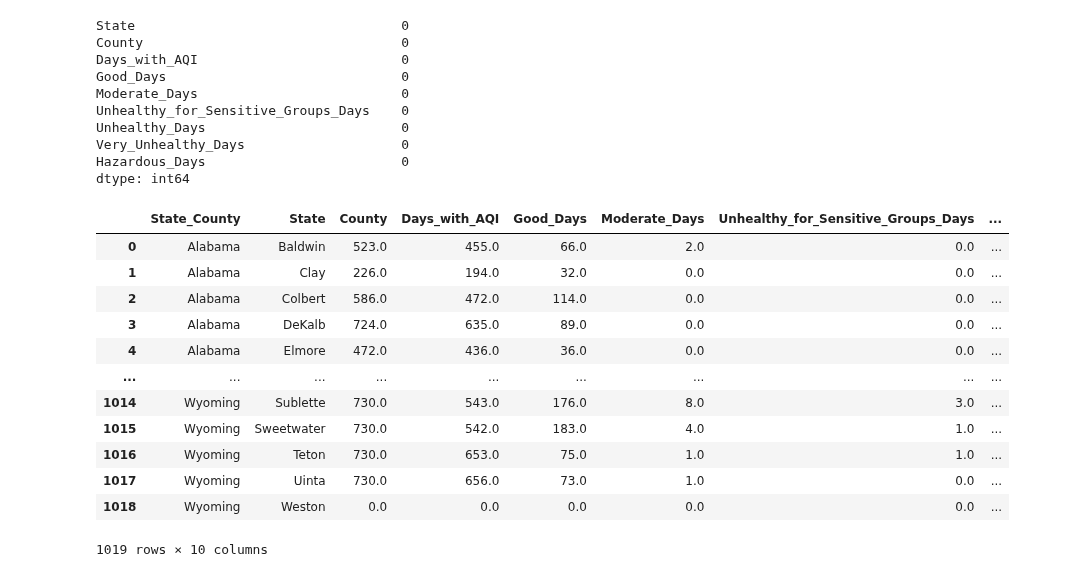
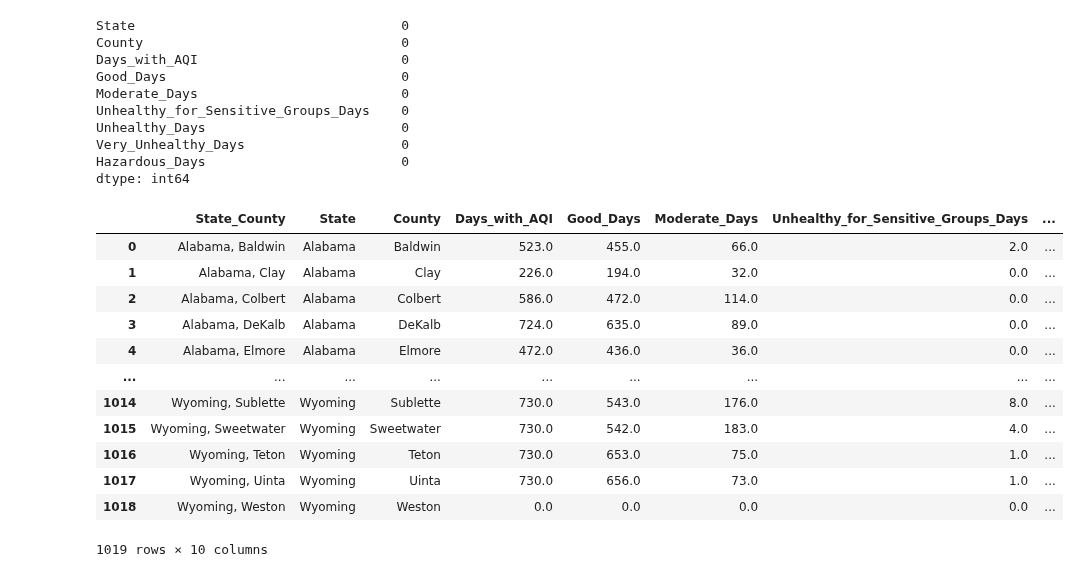
Before and after one commit to AvatarJoshi/copd_project, a Jupyter notebook: 2019/AirQuality_2019.ipynb, the cells around one changed output. Drawn from its saved outputs; the diff is of its cells as text; code cells hidden in the pictures.

```diff
--- a/2019/AirQuality_2019.ipynb
+++ b/2019/AirQuality_2019.ipynb
@@ -903,34 +903,38 @@ dtype: int64
 # Create State_County column
 decade_df["State_County"] = decade_df["State"].astype(str) + ", "+ decade_df["County"]
 # %%
-# Reorder the dataframe
-decade_df.columns = ['State_County',
+# Order of columns
+cols = ['State_County',
                      'State',
                      'County',
                      'Days_with_AQI',
                      'Good_Days',
                      'Moderate_Days',
                      'Unhealthy_for_Sensitive_Groups_Days',
                      'Unhealthy_Days',
                      'Very_Unhealthy_Days',
                      'Hazardous_Days'
                     ]
+# Rearrange order
+decade_df = decade_df[cols]
+
+
 
 # View the data
 decade_df
 # %% [output]
 |  | State_County | State | County | Days_with_AQI | Good_Days | Moderate_Days | Unhealthy_for_Sensitive_Groups_Days | ... |
-| 0 | Alabama | Baldwin | 523.0 | 455.0 | 66.0 | 2.0 | 0.0 | ... |
-| 1 | Alabama | Clay | 226.0 | 194.0 | 32.0 | 0.0 | 0.0 | ... |
-| 2 | Alabama | Colbert | 586.0 | 472.0 | 114.0 | 0.0 | 0.0 | ... |
-| 3 | Alabama | DeKalb | 724.0 | 635.0 | 89.0 | 0.0 | 0.0 | ... |
-| 4 | Alabama | Elmore | 472.0 | 436.0 | 36.0 | 0.0 | 0.0 | ... |
+| 0 | Alabama, Baldwin | Alabama | Baldwin | 523.0 | 455.0 | 66.0 | 2.0 | ... |
+| 1 | Alabama, Clay | Alabama | Clay | 226.0 | 194.0 | 32.0 | 0.0 | ... |
+| 2 | Alabama, Colbert | Alabama | Colbert | 586.0 | 472.0 | 114.0 | 0.0 | ... |
+| 3 | Alabama, DeKalb | Alabama | DeKalb | 724.0 | 635.0 | 89.0 | 0.0 | ... |
+| 4 | Alabama, Elmore | Alabama | Elmore | 472.0 | 436.0 | 36.0 | 0.0 | ... |
 | ... | ... | ... | ... | ... | ... | ... | ... | ... |
-| 1014 | Wyoming | Sublette | 730.0 | 543.0 | 176.0 | 8.0 | 3.0 | ... |
-| 1015 | Wyoming | Sweetwater | 730.0 | 542.0 | 183.0 | 4.0 | 1.0 | ... |
-| 1016 | Wyoming | Teton | 730.0 | 653.0 | 75.0 | 1.0 | 1.0 | ... |
-| 1017 | Wyoming | Uinta | 730.0 | 656.0 | 73.0 | 1.0 | 0.0 | ... |
-| 1018 | Wyoming | Weston | 0.0 | 0.0 | 0.0 | 0.0 | 0.0 | ... |
+| 1014 | Wyoming, Sublette | Wyoming | Sublette | 730.0 | 543.0 | 176.0 | 8.0 | ... |
+| 1015 | Wyoming, Sweetwater | Wyoming | Sweetwater | 730.0 | 542.0 | 183.0 | 4.0 | ... |
+| 1016 | Wyoming, Teton | Wyoming | Teton | 730.0 | 653.0 | 75.0 | 1.0 | ... |
+| 1017 | Wyoming, Uinta | Wyoming | Uinta | 730.0 | 656.0 | 73.0 | 1.0 | ... |
+| 1018 | Wyoming, Weston | Wyoming | Weston | 0.0 | 0.0 | 0.0 | 0.0 | ... |
 1019 rows × 10 columns
 # %%
 # Export the dataframe to csv
```
Also changed, not shown: 4 other files.
